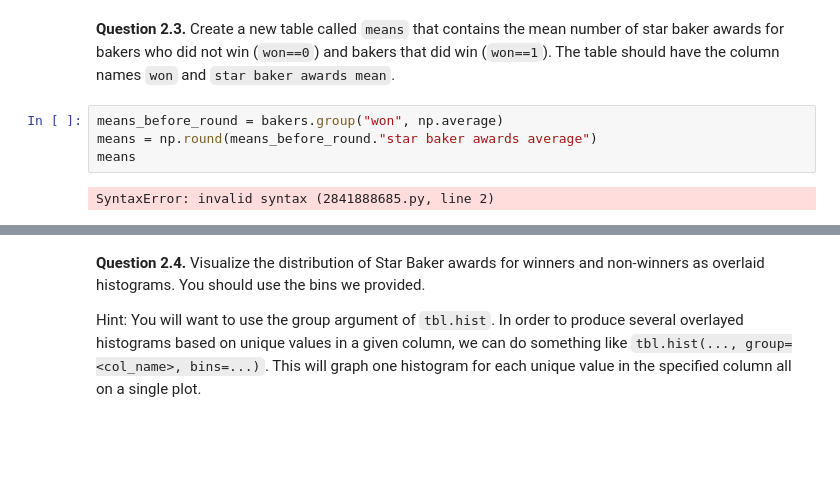
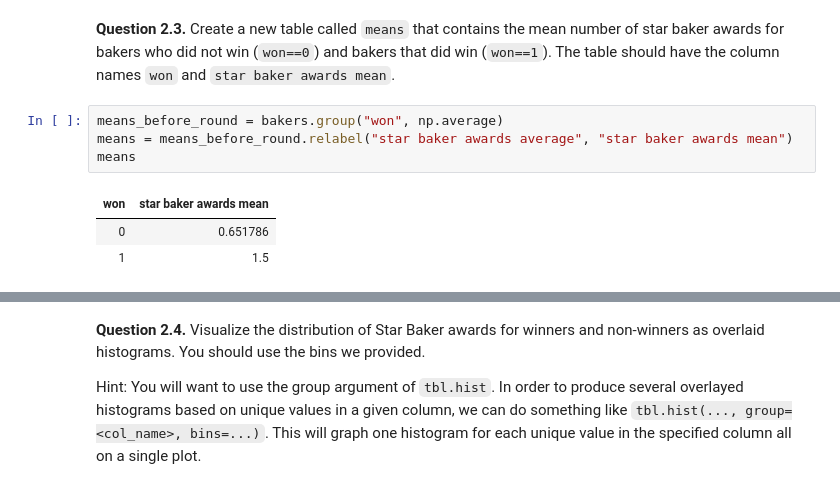
Before and after one commit to AndrewClough05/Intro-to-Data-Analytics-2.0, a Jupyter notebook: lab07-1/lab07/lab07.ipynb, the cells around one changed output, grey strips where cells are left out. Cells and saved outputs as stored; diff of their text form; blank space fills up the shorter version.

```diff
--- a/lab07-1/lab07/lab07.ipynb
+++ b/lab07-1/lab07/lab07.ipynb
@@ -131,10 +131,12 @@ bakers.show(5)
 **Question 2.3.** Create a new table called `means` that contains the mean number of star baker awards for bakers who did not win (`won==0`) and bakers that did win (`won==1`). The table should have the column names `won` and `star baker awards mean`.
 # %%
 means_before_round = bakers.group("won", np.average)
-means = np.round(means_before_round."star baker awards average")
+means = means_before_round.relabel("star baker awards average", "star baker awards mean")
 means
 # %% [output]
-SyntaxError: invalid syntax (2841888685.py, line 2)
+| won | star baker awards mean |
+| 0 | 0.651786 |
+| 1 | 1.5 |
 # %%
 grader.check("q2_3")
 # %% [output]
```
Also changed, not shown: parts of 21 cells of this notebook, 6 other files.
